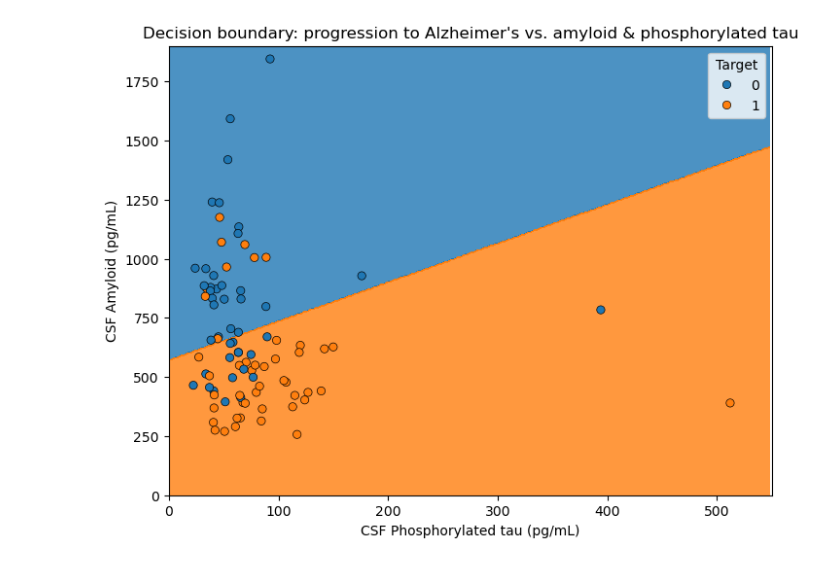
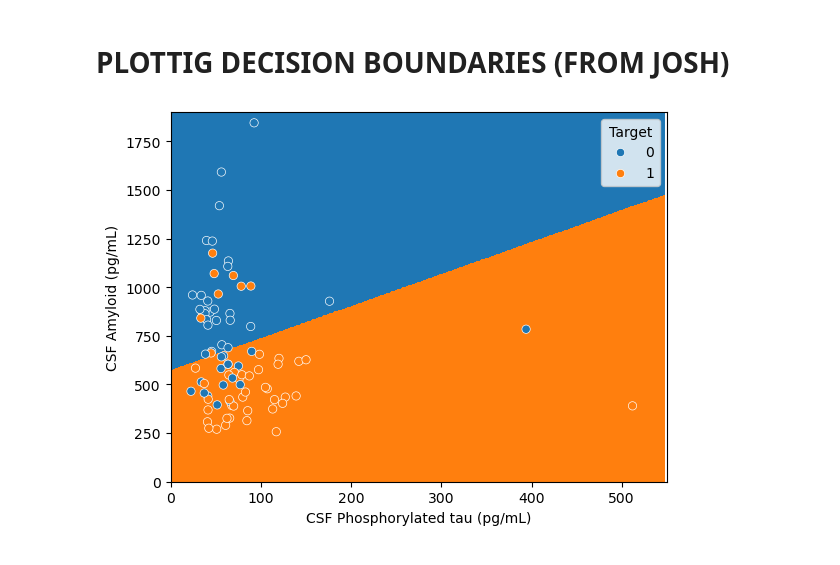
Before and after one commit to davidharrisnet/ucb_capstone_alzheimers, a Jupyter notebook: decision_boundaries.ipynb, the cells around one changed output. Drawn from its saved outputs; the diff is of its cells as text; code cells hidden in the pictures.

Commit message:
fixed image path, decision_boundaries rocks

```diff
--- a/decision_boundaries.ipynb
+++ b/decision_boundaries.ipynb
@@ -5,17 +15,4 @@ A single, focused visual: fit Logistic Regression on the two biomarkers `false_n
 # %%
-import numpy as np
-import pandas as pd
-import matplotlib.pyplot as plt
-import seaborn as sns
-pd.set_option('display.max_columns', None)
-import warnings
-warnings.filterwarnings('ignore', category=FutureWarning)
-%matplotlib inline
-from sklearn.linear_model import LogisticRegression
-from sklearn.preprocessing import StandardScaler
-from sklearn.pipeline import Pipeline
-from matplotlib.colors import ListedColormap
-
 # 1. Load data, keep only patients with a known outcome (MCI patients)
 df = pd.read_csv("data/plasma_lipidomics.csv")
 mci = df[df["Progression to Alzheimer's Disease"].notna()].copy()
@@ -36,4 +33,9 @@ mci['Sex'] = (mci['Sex'] == 'Male').astype(int)          # Male=1, Female=0
 mci['APOE4'] = (mci['APOE4'] == 'Yes').astype(int)        # carries APOE4 allele=1, no=0
 mci['Target'] = (mci["Progression to Alzheimer's Disease"] == 'Yes').astype(int)
 df = mci.copy()
-df = df.rename(columns={'CSF Amyloid (pg/mL)': 'amyloid', 'CSF Phosphorylated tau (pg/mL)': 'tau', "Progression to Alzheimer's Disease" : 'progression'})
+#df = df.rename(columns={'CSF Amyloid (pg/mL)': 'amyloid', 'CSF Phosphorylated tau (pg/mL)': 'tau', "Progression to Alzheimer's Disease" : 'progression'})
+numeric_cols = ['Age', 'MMSE', 'CSF Amyloid (pg/mL)', 'CSF Total tau (pg/mL)','CSF Phosphorylated tau (pg/mL)']
+# 5. Final feature set + target
+feature_cols = numeric_cols + ['Sex', 'APOE4']
+X = df[feature_cols]
+y = df['Target']
@@ -40,21 +192,24 @@ df = df.rename(columns={'CSF Amyloid (pg/mL)': 'amyloid', 'CSF Phosphorylated ta
+# %% [markdown]
+# PLOTTIG DECISION BOUNDARIES (FROM JOSH)
 # %%
+logistic_regression_model = LogisticRegression()
+logistic_regression_model = logistic_regression_model.fit(df[['CSF Phosphorylated tau (pg/mL)', 'CSF Amyloid (pg/mL)']], df["Target"])
+
+
 sns_cmap = ListedColormap(np.array(sns.color_palette())[0:2, :])
 
 xx, yy = np.meshgrid(np.arange(0, 550, 2),
-                      np.arange(0, 1900, 5))
+                     np.arange(0, 1900, 5))
 
-Z = logistic_regression_model.predict(np.c_[xx.ravel(), yy.ravel()])
-Z = Z.reshape(xx.shape)
 
-plt.figure(figsize=(8, 6))
-plt.contourf(xx, yy, Z, cmap=sns_cmap, alpha=0.8)
-sns.scatterplot(data=df, x="tau", y="amyloid", hue="Target", edgecolor='black')
-plt.xlim(0, 550)
-plt.ylim(0, 1900)
-plt.xlabel('CSF Phosphorylated tau (pg/mL)')
-plt.ylabel('CSF Amyloid (pg/mL)')
-plt.title("Decision boundary: progression to Alzheimer's vs. amyloid & phosphorylated tau")
-plt.savefig("images/decision_boundary.png", dpi=300, bbox_inches="tight")
-plt.show()
+Z_string = logistic_regression_model.predict(np.c_[xx.ravel(), yy.ravel()])
+categories, Z_int = np.unique(Z_string, return_inverse=True)
+Z_int = Z_int
+Z_int = Z_int.reshape(xx.shape)
+cs = plt.contourf(xx, yy, Z_int, cmap=sns_cmap)
+sns.scatterplot(data = df, x = 'CSF Phosphorylated tau (pg/mL)', y='CSF Amyloid (pg/mL)', hue="Target")
+plt.xlim(0, 550);
+plt.ylim(0, 1900);
+plt.savefig(f"images/decision_boundary", dpi=300, bbox_inches="tight")
 # %% [output]
-[figure, old version]
+[figure, new version]
```
Also changed, not shown: parts of 22 cells of this notebook, 12 other files.
